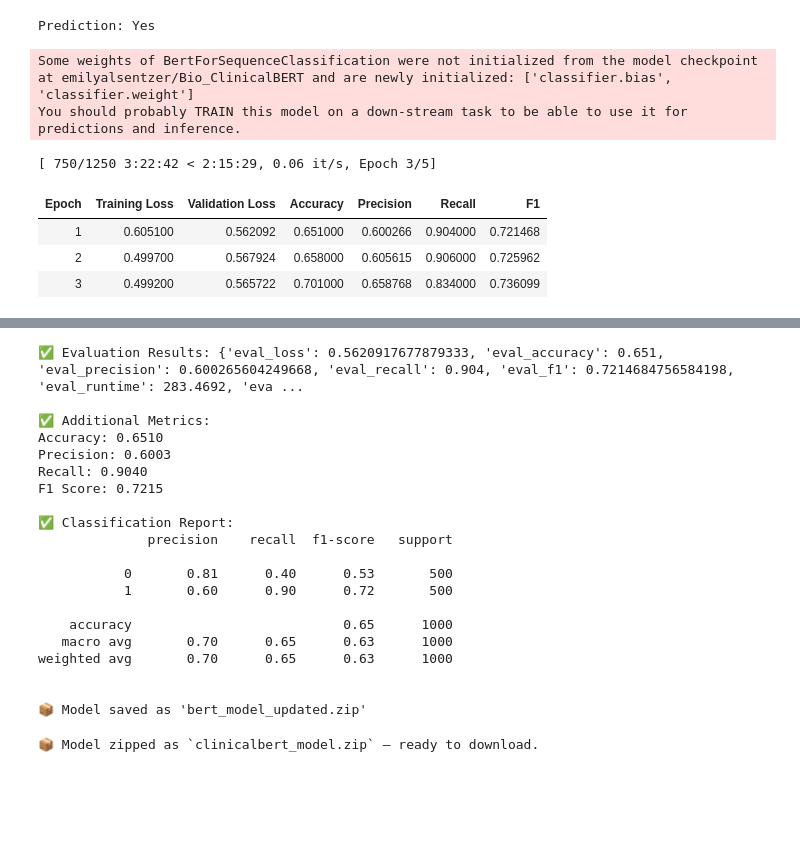
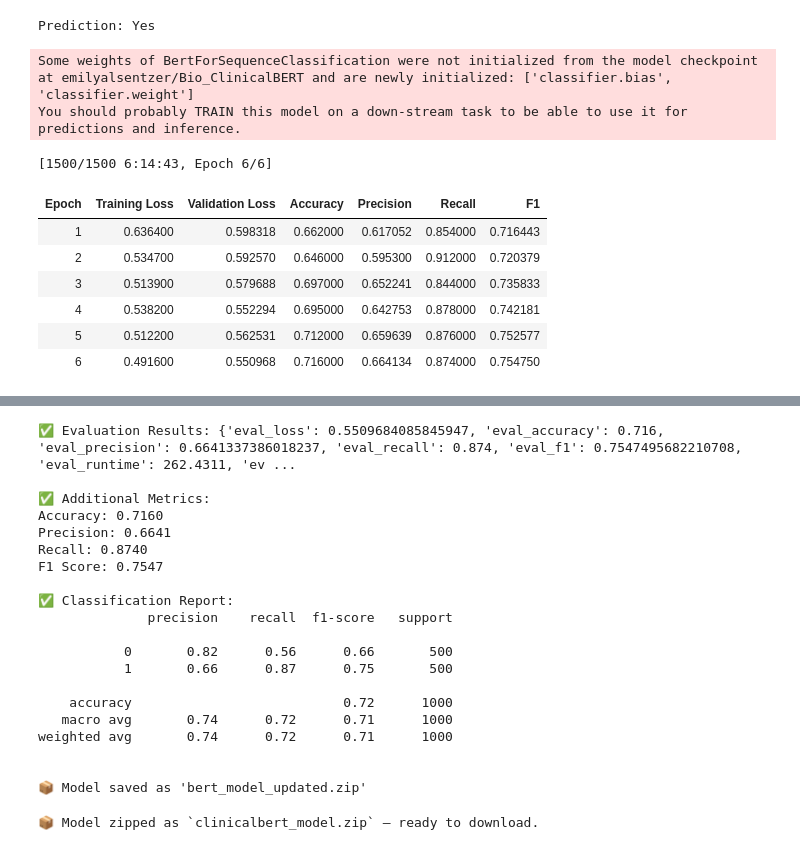
Before and after one commit to ShivamB15/Diabetes, a Jupyter notebook: association-rule-mining.ipynb, the cells around one changed output, grey strips where cells are left out. Saved outputs shown, nothing was run; the diff lists cells and outputs as text; code cells hidden in the pictures; blank space fills up the shorter version.

```diff
--- a/association-rule-mining.ipynb
+++ b/association-rule-mining.ipynb
@@ -2361,7 +2361,7 @@ Prediction: Yes
 # shutil.make_archive("bert_model_updated", 'zip', "bert_model_updated")
 # print("\n📦 Model saved as 'bert_model_updated.zip'")
 # %%
-# ✅ Improved BERT-based Diabetes Classifier (Target: 90% accuracy & precision)
+# ✅ Improved BERT-based Diabetes Classifier
 
 import pandas as pd
 import torch
@@ -2441,13 +2441,13 @@ def compute_metrics(p):
 
 # ✅ Weighted loss
 class WeightedTrainer(Trainer):
-    def compute_loss(self, model, inputs, return_outputs=False, **kwargs):  # <== Add **kwargs
+    def compute_loss(self, model, inputs, return_outputs=False, **kwargs):
         labels = inputs.get("labels")
         outputs = model(**inputs)
         logits = outputs.get("logits")
 
         # Custom weighted loss
-        weights = torch.tensor([1.0, 2.0]).to(logits.device)  # More weight to class 1
+        weights = torch.tensor([1.0, 1.5]).to(logits.device)  # Balanced emphasis
         loss_fct = CrossEntropyLoss(weight=weights)
         loss = loss_fct(logits, labels)
 
@@ -2460,8 +2460,8 @@ training_args = TrainingArguments(
     save_strategy="epoch",
     per_device_train_batch_size=8,
     per_device_eval_batch_size=8,
-    num_train_epochs=5,
-    learning_rate=1e-5,
+    num_train_epochs=6,
+    learning_rate=2e-5,
     weight_decay=0.01,
     warmup_steps=300,
     logging_dir="./logs",
@@ -2469,8 +2469,8 @@ training_args = TrainingArguments(
     report_to="none",
     fp16=True,
     load_best_model_at_end=True,
-    metric_for_best_model="eval_loss",
-    greater_is_better=False,
+    metric_for_best_model="f1",
+    greater_is_better=True,
     gradient_accumulation_steps=2,
 )
 
@@ -2491,55 +2491,58 @@ trainer.train()
 results = trainer.evaluate()
 print("\n✅ Evaluation Results:", results)
 
 # 📈 Manual report
 preds = trainer.predict(val_dataset)
 pred_labels = preds.predictions.argmax(axis=-1)
 
 accuracy = accuracy_score(val_labels, pred_labels)
 precision = precision_score(val_labels, pred_labels)
 recall = recall_score(val_labels, pred_labels)
 f1 = f1_score(val_labels, pred_labels)
 
 print(f"\n✅ Additional Metrics:")
 print(f"Accuracy: {accuracy:.4f}")
 print(f"Precision: {precision:.4f}")
 print(f"Recall: {recall:.4f}")
 print(f"F1 Score: {f1:.4f}")
 
 print("\n✅ Classification Report:")
 print(classification_report(val_labels, pred_labels))
 
 # 💾 Save model
 model.save_pretrained("bert_model_updated")
 tokenizer.save_pretrained("bert_model_updated")
 shutil.make_archive("bert_model_updated", 'zip', "bert_model_updated")
 print("\n📦 Model saved as 'bert_model_updated.zip'")
 # %% [output]
 Some weights of BertForSequenceClassification were not initialized from the model checkpoint at emilyalsentzer/Bio_ClinicalBERT and are newly initialized: ['classifier.bias', 'classifier.weight']
 You should probably TRAIN this model on a down-stream task to be able to use it for predictions and inference.
-[ 750/1250 3:22:42 < 2:15:29, 0.06 it/s, Epoch 3/5]
+[1500/1500 6:14:43, Epoch 6/6]
 | Epoch | Training Loss | Validation Loss | Accuracy | Precision | Recall | F1 |
-| 1 | 0.605100 | 0.562092 | 0.651000 | 0.600266 | 0.904000 | 0.721468 |
-| 2 | 0.499700 | 0.567924 | 0.658000 | 0.605615 | 0.906000 | 0.725962 |
-| 3 | 0.499200 | 0.565722 | 0.701000 | 0.658768 | 0.834000 | 0.736099 |
+| 1 | 0.636400 | 0.598318 | 0.662000 | 0.617052 | 0.854000 | 0.716443 |
+| 2 | 0.534700 | 0.592570 | 0.646000 | 0.595300 | 0.912000 | 0.720379 |
+| 3 | 0.513900 | 0.579688 | 0.697000 | 0.652241 | 0.844000 | 0.735833 |
+| 4 | 0.538200 | 0.552294 | 0.695000 | 0.642753 | 0.878000 | 0.742181 |
+| 5 | 0.512200 | 0.562531 | 0.712000 | 0.659639 | 0.876000 | 0.752577 |
+| 6 | 0.491600 | 0.550968 | 0.716000 | 0.664134 | 0.874000 | 0.754750 |
 [interactive output not drawn]
-✅ Evaluation Results: {'eval_loss': 0.5620917677879333, 'eval_accuracy': 0.651, 'eval_precision': 0.600265604249668, 'eval_recall': 0.904, 'eval_f1': 0.7214684756584198, 'eval_runtime': 283.4692, 'eva ...
+✅ Evaluation Results: {'eval_loss': 0.5509684085845947, 'eval_accuracy': 0.716, 'eval_precision': 0.6641337386018237, 'eval_recall': 0.874, 'eval_f1': 0.7547495682210708, 'eval_runtime': 262.4311, 'ev ...
 
 ✅ Additional Metrics:
-Accuracy: 0.6510
-Precision: 0.6003
-Recall: 0.9040
-F1 Score: 0.7215
+Accuracy: 0.7160
+Precision: 0.6641
+Recall: 0.8740
+F1 Score: 0.7547
 
 ✅ Classification Report:
               precision    recall  f1-score   support
 
-           0       0.81      0.40      0.53       500
-           1       0.60      0.90      0.72       500
+           0       0.82      0.56      0.66       500
+           1       0.66      0.87      0.75       500
 
-    accuracy                           0.65      1000
-   macro avg       0.70      0.65      0.63      1000
-weighted avg       0.70      0.65      0.63      1000
+    accuracy                           0.72      1000
+   macro avg       0.74      0.72      0.71      1000
+weighted avg       0.74      0.72      0.71      1000
 
 
 📦 Model saved as 'bert_model_updated.zip'
```
Also changed, not shown: parts of 7 cells of this notebook.
